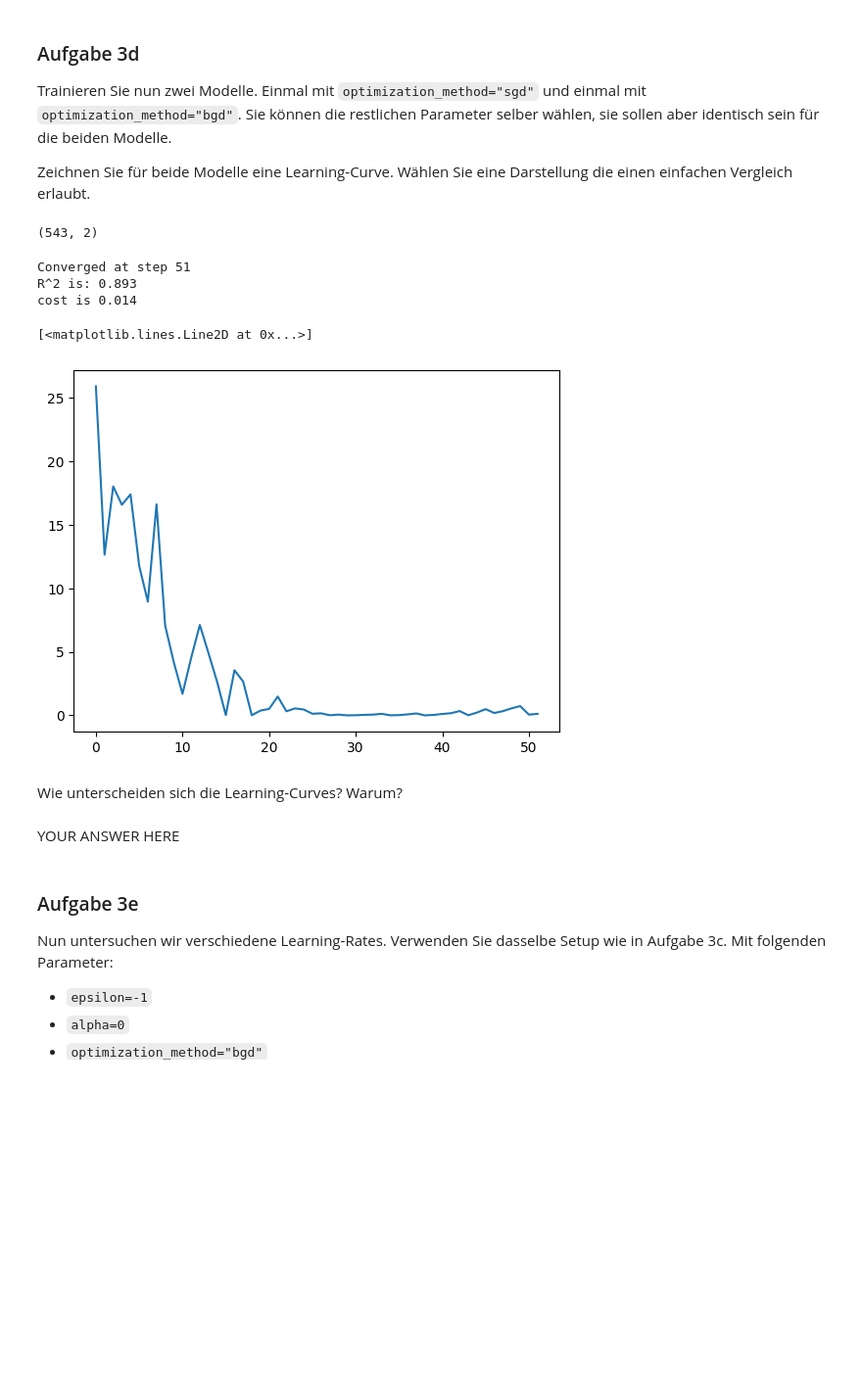
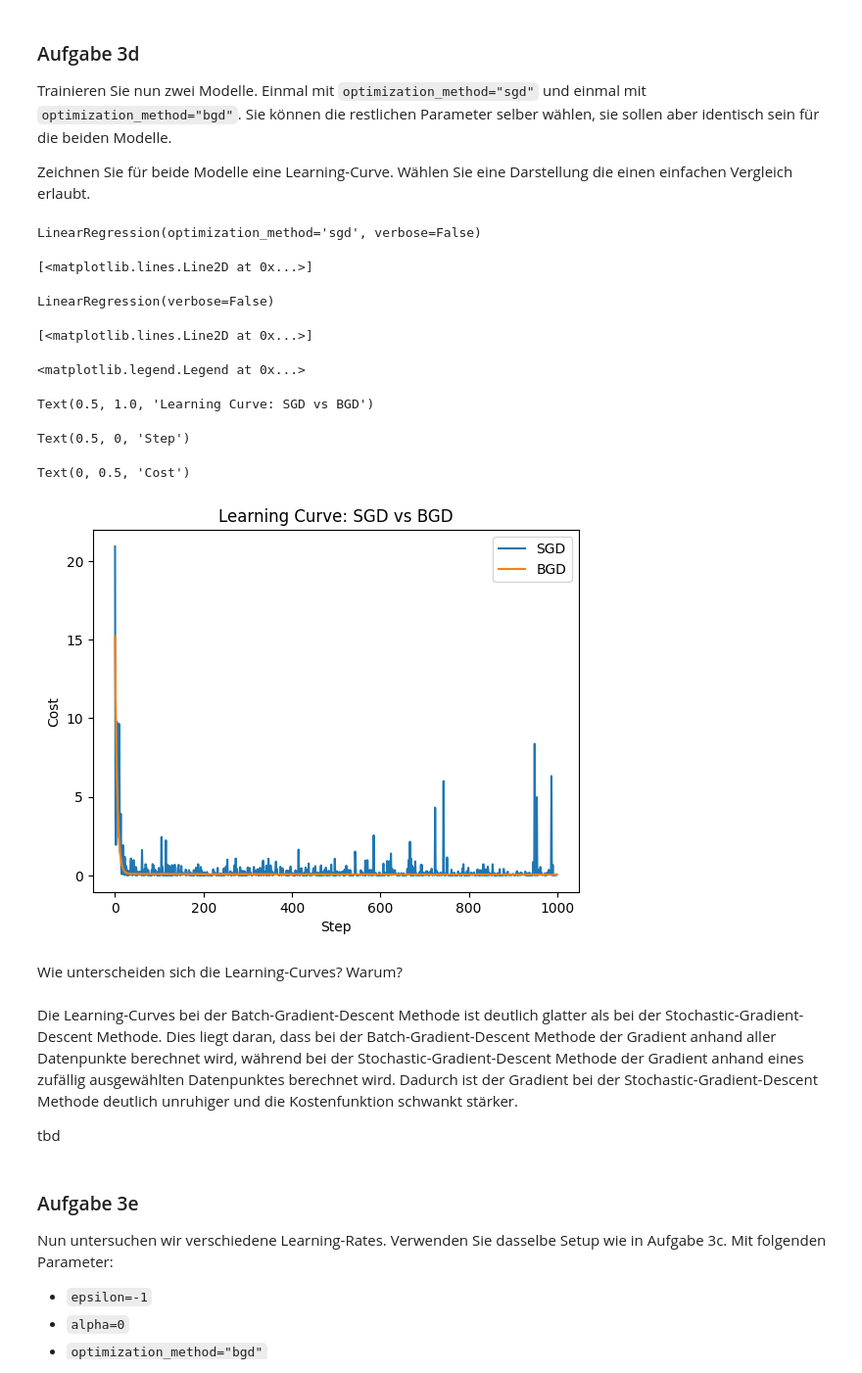
Before and after one commit to SeyaSchmassmann/ml, a Jupyter notebook: graded_assignments/graded01/graded01.ipynb, the cells around one changed output. Shown at 98% size. Drawn from its saved outputs; the diff is of its cells as text; code cells hidden in the pictures; blank space fills up the shorter version.

```diff
--- a/graded_assignments/graded01/graded01.ipynb
+++ b/graded_assignments/graded01/graded01.ipynb
@@ -289,6 +292,8 @@ class LinearRegression(BaseEstimator):
 
         # Initialize weights with zeros
         self.w_ = np.zeros(X.shape[1] + 1)
+
+        self.history = []
 
         if self.verbose:
             progress_bar = tqdm(total=self.max_num_steps, desc="Gradient Descent")
@@ -681,37 +738,46 @@ Zeichnen Sie für beide Modelle eine Learning-Curve. Wählen Sie eine Darstellun
 # %%
 import pandas as pd
 import matplotlib.pyplot as plt
 from sklearn.preprocessing import StandardScaler
 
 df_heidelbeeren = pd.read_csv('heidelbeere_train.csv')
 
-lr = LinearRegression(epsilon=1e-3, max_num_steps=50000, learning_rate=0.1, optimization_method="sgd", alpha=0.0, verbose=True)
 
 X_train = df_heidelbeeren[['Samen', 'Fruchtmasse']]
 y_train = df_heidelbeeren['Ertrag'].values
 
 X_train = StandardScaler().fit(X_train).transform(X_train)
 
-print(X_train.shape)
 
-lr.fit(X_train, y_train)
+lr_sgd = LinearRegression(learning_rate=0.1, optimization_method="sgd", verbose=False)
+lr_sgd.fit(X_train, y_train)
+plt.plot(lr_sgd.history)
 
-print(f"R^2 is: {lr.score(X_train, y_train):.3f}")
-print(f"cost is {lr.cost(X_train, y_train):.3f}")
 
-# plot self.history (array of costs)
-plt.plot(lr.history)
+lr_bgd = LinearRegression(learning_rate=0.1, optimization_method="bgd", verbose=False)
+lr_bgd.fit(X_train, y_train)
+plt.plot(lr_bgd.history)
+
+plt.legend(["SGD", "BGD"])
+plt.title("Learning Curve: SGD vs BGD")
+plt.xlabel("Step")
+plt.ylabel("Cost")
 # %% [output]
-(543, 2)
+LinearRegression(optimization_method='sgd', verbose=False)
-Converged at step 51
-R^2 is: 0.893
-cost is 0.014
+[<matplotlib.lines.Line2D at 0x...>]
-[<matplotlib.lines.Line2D at 0x...>]
+LinearRegression(verbose=False)
+[<matplotlib.lines.Line2D at 0x...>]
+<matplotlib.legend.Legend at 0x...>
+Text(0.5, 1.0, 'Learning Curve: SGD vs BGD')
+Text(0.5, 0, 'Step')
+Text(0, 0.5, 'Cost')
-[figure, old version]
+[figure, new version]
 # %% [markdown]
 Wie unterscheiden sich die Learning-Curves? Warum?
 # %% [markdown]
-YOUR ANSWER HERE
+Die Learning-Curves bei der Batch-Gradient-Descent Methode ist deutlich glatter als bei der Stochastic-Gradient-Descent Methode. Dies liegt daran, dass bei der Batch-Gradient-Descent Methode der Gradient anhand aller Datenpunkte berechnet wird, während bei der Stochastic-Gradient-Descent Methode der Gradient anhand eines zufällig ausgewählten Datenpunktes berechnet wird. Dadurch ist der Gradient bei der Stochastic-Gradient-Descent Methode deutlich unruhiger und die Kostenfunktion schwankt stärker.
+
+tbd
 # %% [markdown]
 ### Aufgabe 3e
 
```
Also changed, not shown: parts of 10 cells of this notebook.
